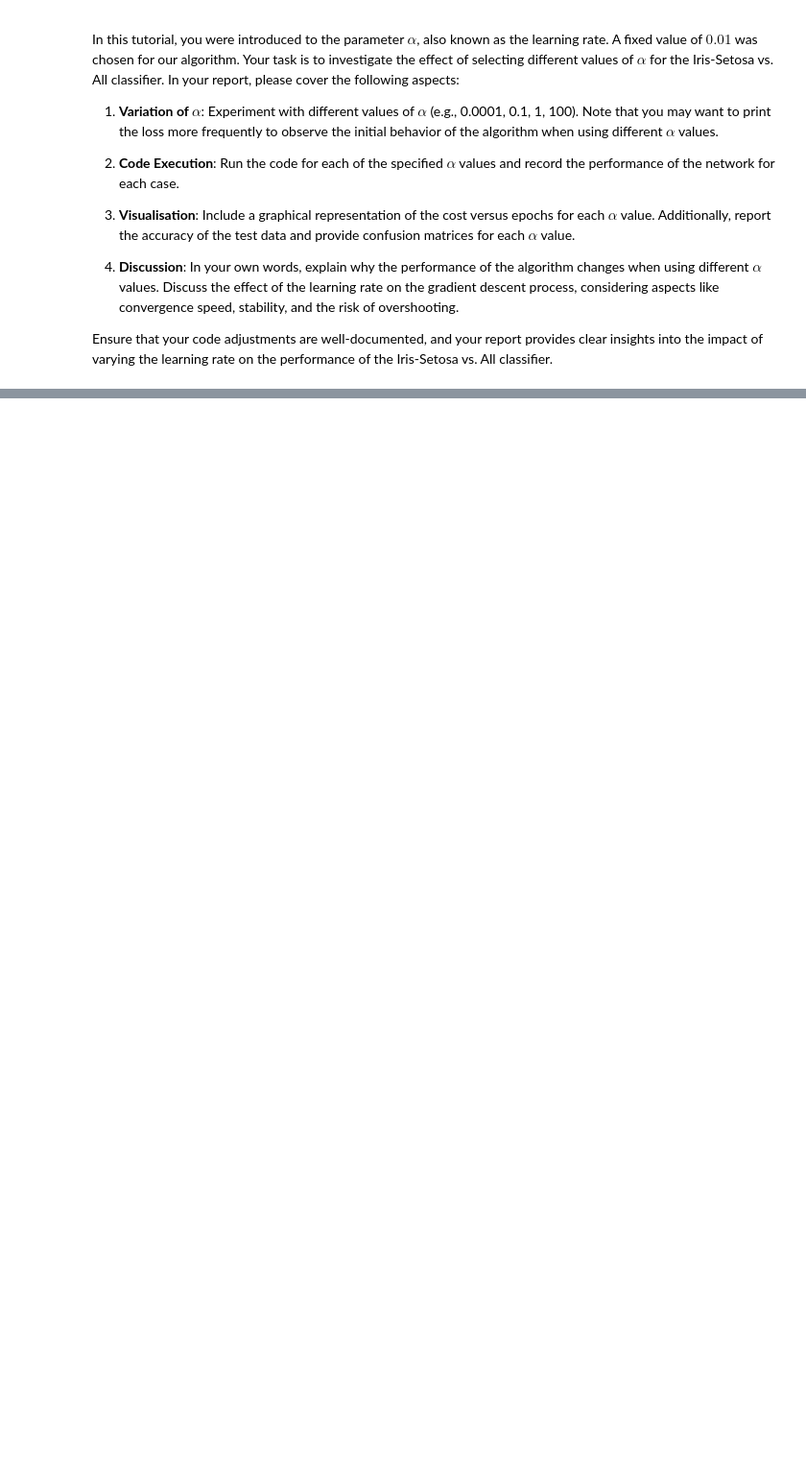
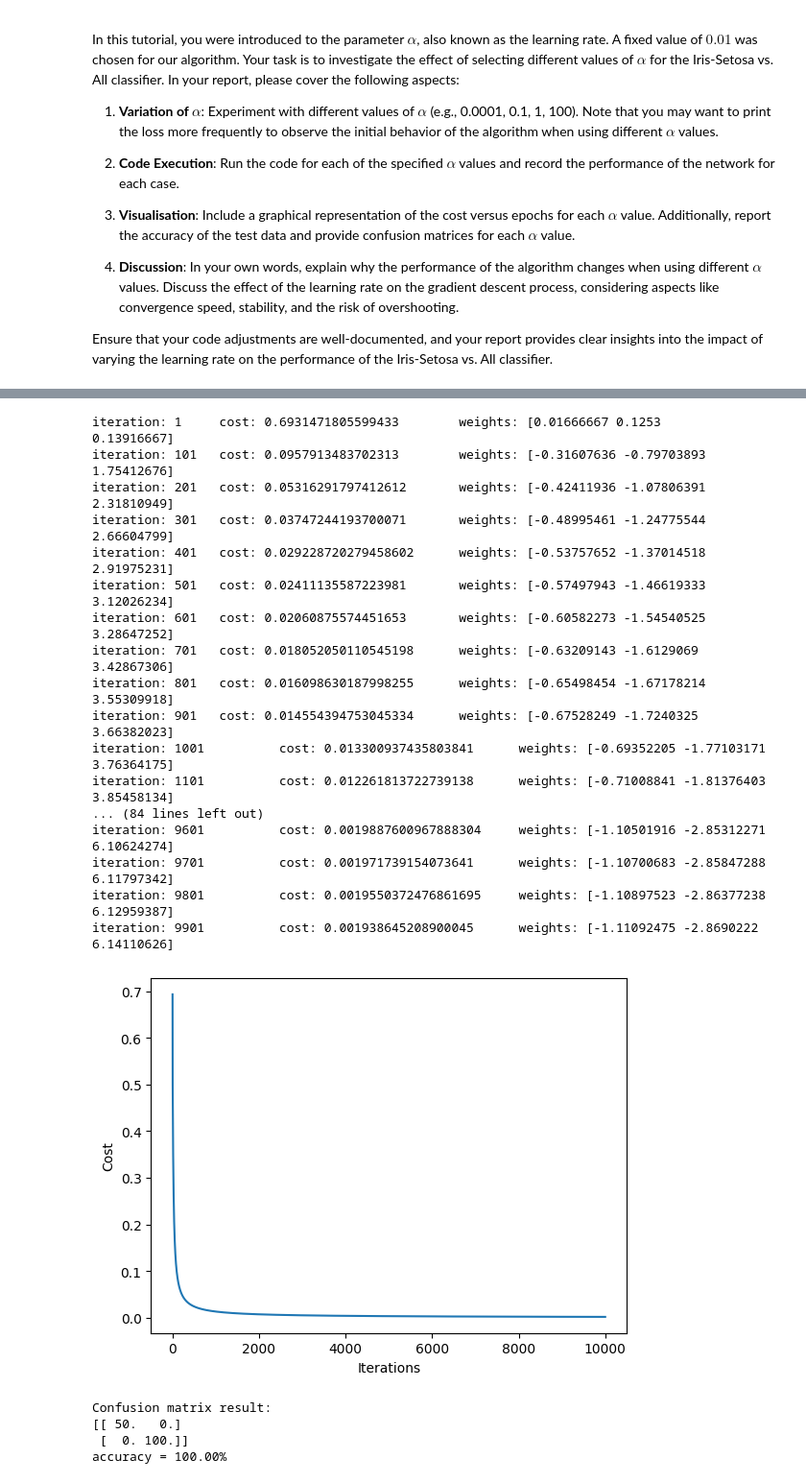
Before and after one commit to FajarKKP/Coding, a Jupyter notebook: 04_ML_Logistic.ipynb, the cells around one changed output, grey strips where cells are left out. Shown at 96% size. Saved outputs shown, nothing was run; the diff lists cells and outputs as text; code cells hidden in the pictures; blank space fills up the shorter version.

```diff
--- a/04_ML_Logistic.ipynb
+++ b/04_ML_Logistic.ipynb
@@ -434,3 +434,29 @@ In this tutorial, you were introduced to the parameter $\alpha$, also known as t
 4. **Discussion**: In your own words, explain why the performance of the algorithm changes when using different $\alpha$ values. Discuss the effect of the learning rate on the gradient descent process, considering aspects like convergence speed, stability, and the risk of overshooting.
 
 Ensure that your code adjustments are well-documented, and your report provides clear insights into the impact of varying the learning rate on the performance of the Iris-Setosa vs. All classifier.
+# %%
+# The Dataset for Iris-Setosa vs All
+# Target labels are the index in iris.target_names
+labels = iris_data.iloc[:,4]
+
+# Setosa is assigned label 0, while all other classes will have a label of 1
+y = np.where(labels == 0, 0, 1)
+
+# Consider only two features - sepal length (column 0) and petal length (column 2)
+# Bias term (intercept) is added to each data point (row)
+X = iris_data.iloc[:,[0,2]]
+intercept = np.ones((X.shape[0], 1))
+X = np.concatenate((intercept, X), axis=1)
+
+# Plot features in 2D plot - sepal length (x-axis) vs petal length (y-axis)
+feat1, feat2 = 'sepal length (cm)', 'petal length (cm)'
+X_target = iris_data[iris_data.target==0]
+X_other = iris_data[iris_data.target!=0]
+
+plt.scatter(X_target[feat1],X_target[feat2],color='red',marker='o',label="Setosa")
+plt.scatter(X_other[feat1],X_other[feat2],color='blue',marker='o',label='Other')
+plt.title("Sepal Length vs Petal Length")
+plt.xlabel(feat1)
+plt.ylabel(feat2)
+plt.legend(loc='upper left')
+plt.show()
@@ -436,0 +509,42 @@ Ensure that your code adjustments are well-documented, and your report provides
+# %%
+# Lr of 0.1
+alpha = 0.1
+num_iter = 10000
+model_weights = fit(alpha, num_iter, X,y)
+
+predictions = predict(X, model_weights)
+pred = predictions.astype('int')
+true = y.astype('int')
+
+# Confusion Matrix
+conf_matrix = compute_confusion_matrix(true, pred)
+print('Confusion matrix result: ')
+print(conf_matrix)
+
+diagonal_sum = conf_matrix.trace()
+sum_of_all_elements = conf_matrix.sum()
+accuracy = diagonal_sum / sum_of_all_elements
+print('accuracy = {:0.2f}%'.format(accuracy*100))
+# %% [output]
+iteration: 1     cost: 0.6931471805599433        weights: [0.01666667 0.1253     0.13916667]
+iteration: 101   cost: 0.0957913483702313        weights: [-0.31607636 -0.79703893  1.75412676]
+iteration: 201   cost: 0.05316291797412612       weights: [-0.42411936 -1.07806391  2.31810949]
+iteration: 301   cost: 0.03747244193700071       weights: [-0.48995461 -1.24775544  2.66604799]
+iteration: 401   cost: 0.029228720279458602      weights: [-0.53757652 -1.37014518  2.91975231]
+iteration: 501   cost: 0.02411135587223981       weights: [-0.57497943 -1.46619333  3.12026234]
+iteration: 601   cost: 0.02060875574451653       weights: [-0.60582273 -1.54540525  3.28647252]
+iteration: 701   cost: 0.018052050110545198      weights: [-0.63209143 -1.6129069   3.42867306]
+iteration: 801   cost: 0.016098630187998255      weights: [-0.65498454 -1.67178214  3.55309918]
+iteration: 901   cost: 0.014554394753045334      weights: [-0.67528249 -1.7240325   3.66382023]
+iteration: 1001          cost: 0.013300937435803841      weights: [-0.69352205 -1.77103171  3.76364175]
+iteration: 1101          cost: 0.012261813722739138      weights: [-0.71008841 -1.81376403  3.85458134]
+... (84 lines left out)
+iteration: 9601          cost: 0.0019887600967888304     weights: [-1.10501916 -2.85312271  6.10624274]
+iteration: 9701          cost: 0.001971739154073641      weights: [-1.10700683 -2.85847288  6.11797342]
+iteration: 9801          cost: 0.0019550372476861695     weights: [-1.10897523 -2.86377238  6.12959387]
+iteration: 9901          cost: 0.001938645208900045      weights: [-1.11092475 -2.8690222   6.14110626]
+[figure, added]
+Confusion matrix result:
+[[ 50.   0.]
+ [  0. 100.]]
+accuracy = 100.00%
```
Also changed, not shown: parts of 6 cells of this notebook.
